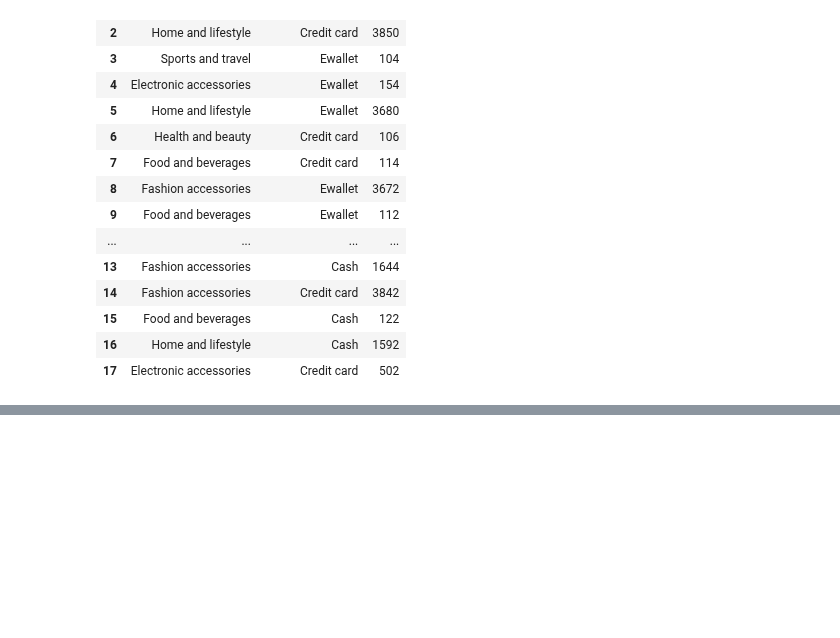
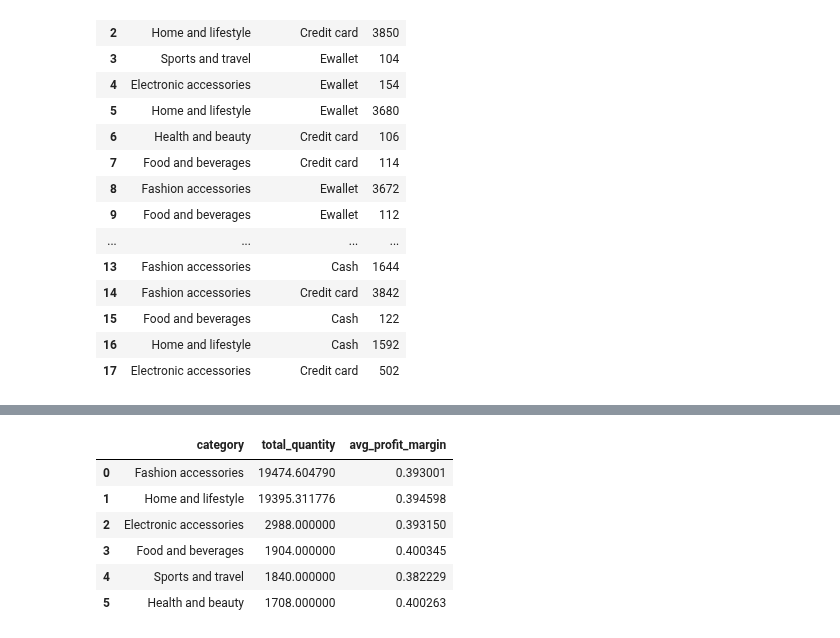
Before and after one commit to Himmu5/data-analysis, a Jupyter notebook: notebooks/walmart_analysis.ipynb, the cells around one changed output, grey strips where cells are left out. Drawn from its saved outputs; the diff is of its cells as text; code cells hidden in the pictures; blank space fills up the shorter version.

```diff
--- a/notebooks/walmart_analysis.ipynb
+++ b/notebooks/walmart_analysis.ipynb
@@ -351,0 +363,10 @@ np.float64(2437038.523498579)
+# %%
+pd.read_sql("select category, sum(quantity) as total_quantity, AVG(profit_margin) as avg_profit_margin from walmart group by category order by total_quantity desc;", con=conn)
+# %% [output]
+|  | category | total_quantity | avg_profit_margin |
+| 0 | Fashion accessories | 19474.604790 | 0.393001 |
+| 1 | Home and lifestyle | 19395.311776 | 0.394598 |
+| 2 | Electronic accessories | 2988.000000 | 0.393150 |
+| 3 | Food and beverages | 1904.000000 | 0.400345 |
+| 4 | Sports and travel | 1840.000000 | 0.382229 |
+| 5 | Health and beauty | 1708.000000 | 0.400263 |
```
Also changed, not shown: parts of 1 cell of this notebook, 1 other file.
